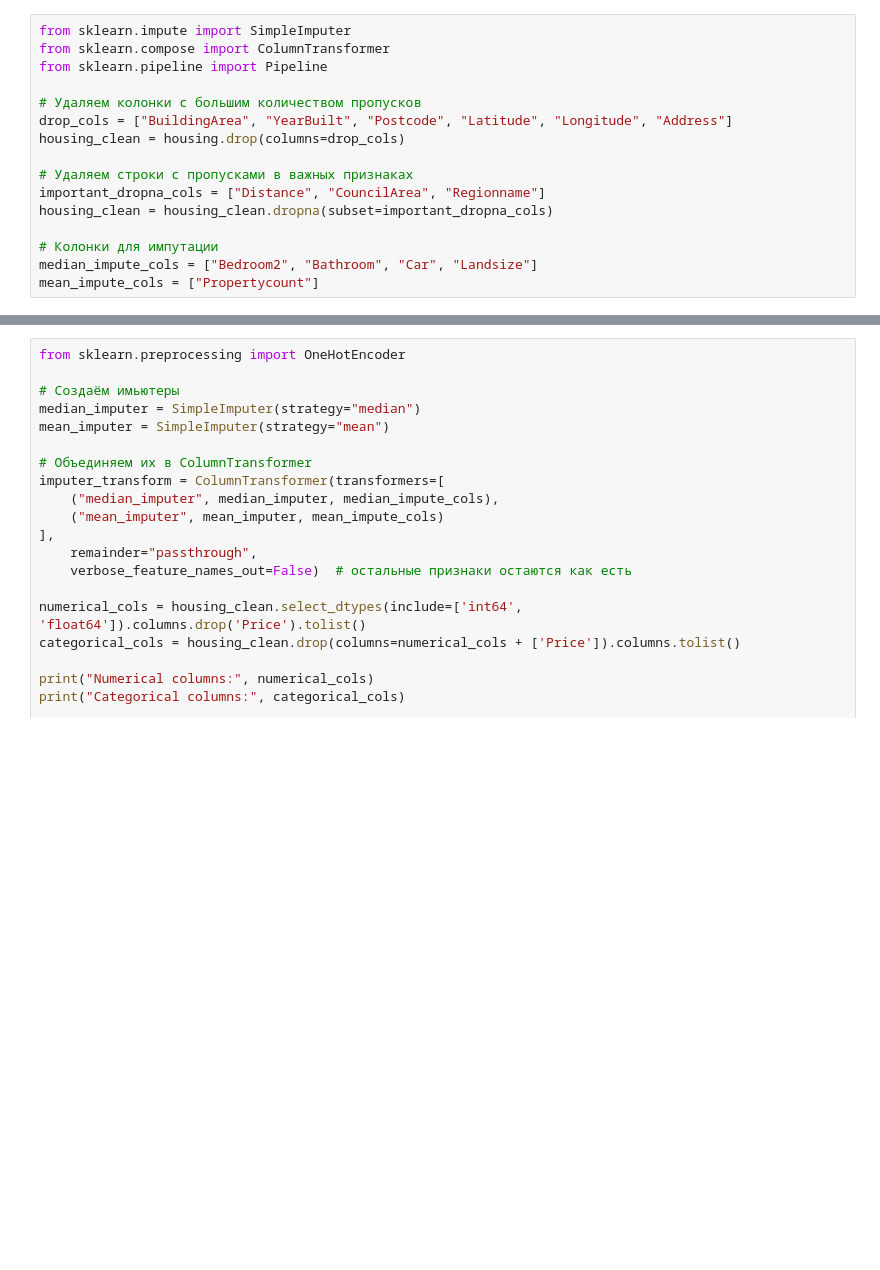
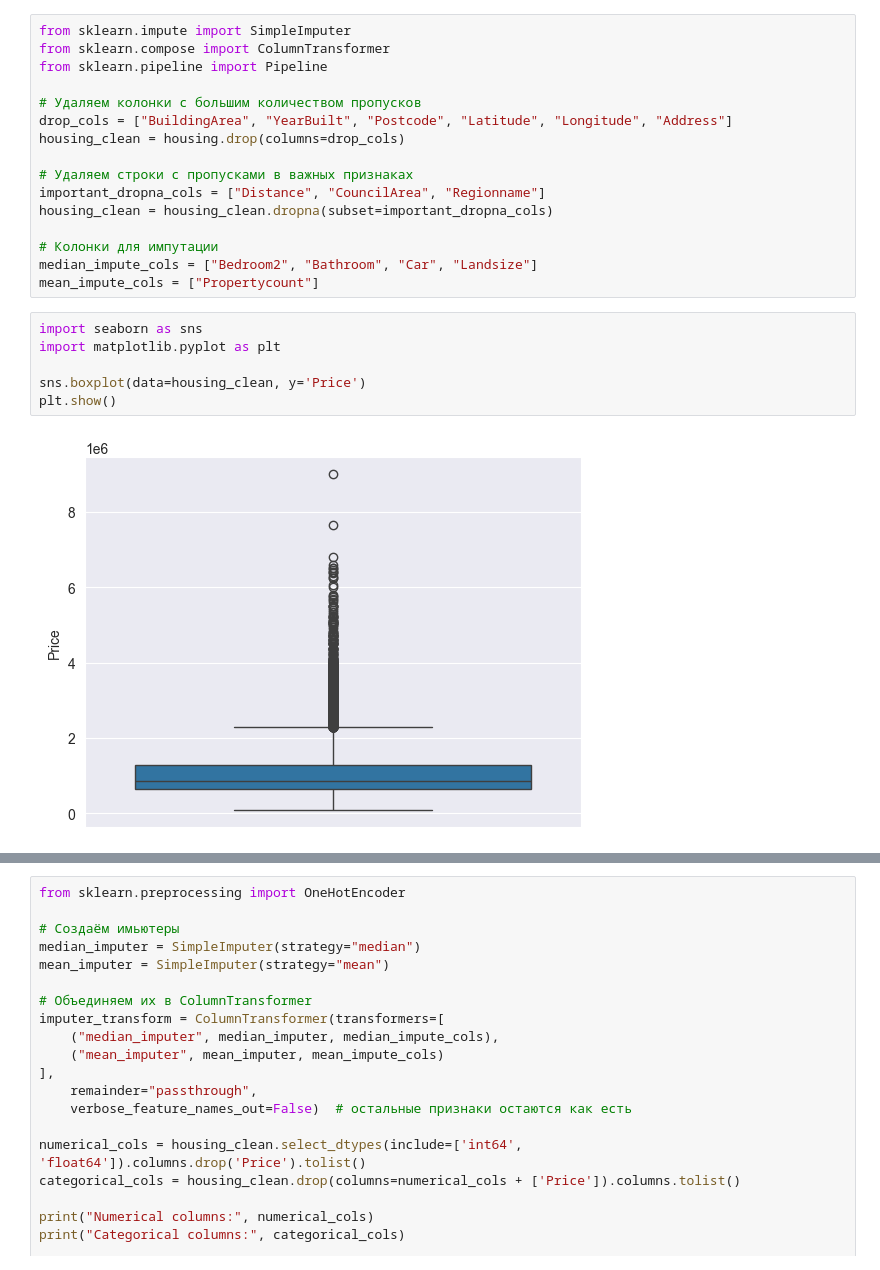
Before and after one commit to gerageragera39/ML_Melbourne, a Jupyter notebook: Housing_FULL.ipynb, the cells around one changed output, grey strips where cells are left out. Cells and saved outputs as stored; diff of their text form; blank space fills up the shorter version.

```diff
--- a/Housing_FULL.ipynb
+++ b/Housing_FULL.ipynb
@@ -163,3 +167,11 @@ housing_clean = housing_clean.dropna(subset=important_dropna_cols)
 # Колонки для импутации
 median_impute_cols = ["Bedroom2", "Bathroom", "Car", "Landsize"]
 mean_impute_cols = ["Propertycount"]
+# %%
+import seaborn as sns
+import matplotlib.pyplot as plt
+
+sns.boxplot(data=housing_clean, y='Price')
+plt.show()
+# %% [output]
+[figure, added]
```
Also changed, not shown: parts of 7 cells of this notebook.
